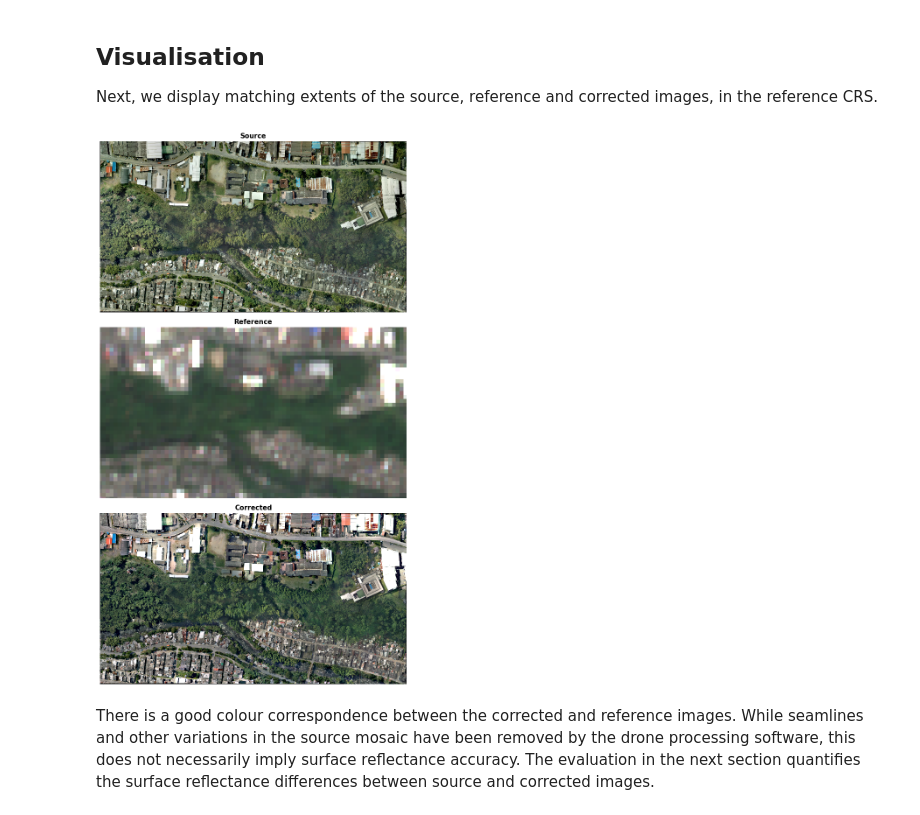
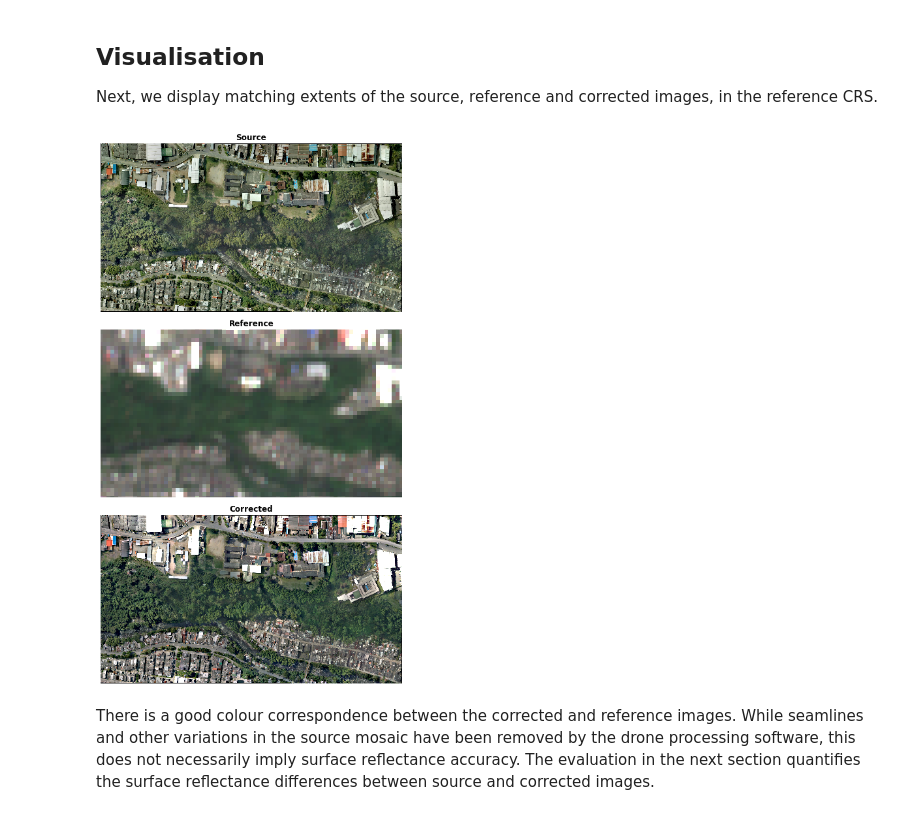
Before and after one commit to leftfield-geospatial/homonim, a Jupyter notebook: docs/tutorials/drone_correction.ipynb, the cells around one changed output. Drawn from its saved outputs; the diff is of its cells as text; code cells hidden in the pictures.

Commit message:
update with smaller thumbnail plot

```diff
--- a/docs/tutorials/drone_correction.ipynb
+++ b/docs/tutorials/drone_correction.ipynb
@@ -144,8 +144,8 @@ from rasterio.vrt import WarpedVRT
 from rasterio.enums import Resampling
 
 fig, axes = pyplot.subplots(
-    3, 1, sharex=True, sharey=True, tight_layout=True, figsize=(8, 14),
-    dpi=92,
+    3, 1, sharex=True, sharey=True, tight_layout=True, figsize=(8, 12),
+    dpi=72,
 )
 
 # get the reference CRS to reproject source & corrected into
@@ -157,35 +157,35 @@ with rio.open(ref_path, 'r') as ds:
 for im_file, ds_fact, sc_off, indexes, ax, label in zip(
     [src_path, ref_path, corr_path],
     [4, 1, 4],                           # downsampling factors
     [[255, 0], [3500, .2], [3500, .2]],  # colour scale & offset
     [None, [4, 3, 2], None],             # RGB band indices
     axes,
     ['Source', 'Reference', 'Corrected'],
 ):
     # reproject into reference CRS
     with rio.open(im_file, 'r') as _ds, WarpedVRT(
         _ds, crs=dst_crs, resampling=Resampling.bilinear,
     ) as ds:
         # read and downsample image
         ds_shape = tuple(np.round(np.array(ds.shape) / ds_fact).astype('int'))
         transform = ds.transform * rio.Affine.scale(ds_fact)
         array = ds.read(indexes=indexes, out_dtype='float32', out_shape=ds_shape)
 
         # change nodata value to nan
         mask = np.any((array == ds.nodata) | np.isnan(array), axis=(0))
         array[:, mask] = np.nan
 
         # scale and offset pixel values
         array = np.clip((array / sc_off[0]) - sc_off[1], 0, 1)
 
     # display image
     ax = show(array, transform=transform, interpolation='nearest', ax=ax)
     ax.set_title(label, fontweight='bold')
     ax.axis('off')
 
-# fig.savefig('../case_studies/drone_mosaic-src_ref_corr.jpg', dpi=92)
+# fig.savefig('../case_studies/_drone_mosaic-src_ref_corr.jpg', dpi=92)
 # %% [output]
-[figure, old version]
+[figure, new version]
 # %% [markdown]
 There is a good colour correspondence between the corrected and reference images.  While seamlines and other variations in the source mosaic have been removed by the drone processing software, this does not necessarily imply surface reflectance accuracy.  The evaluation in the next section quantifies the surface reflectance differences between source and corrected images.
 # %% [markdown]
```
